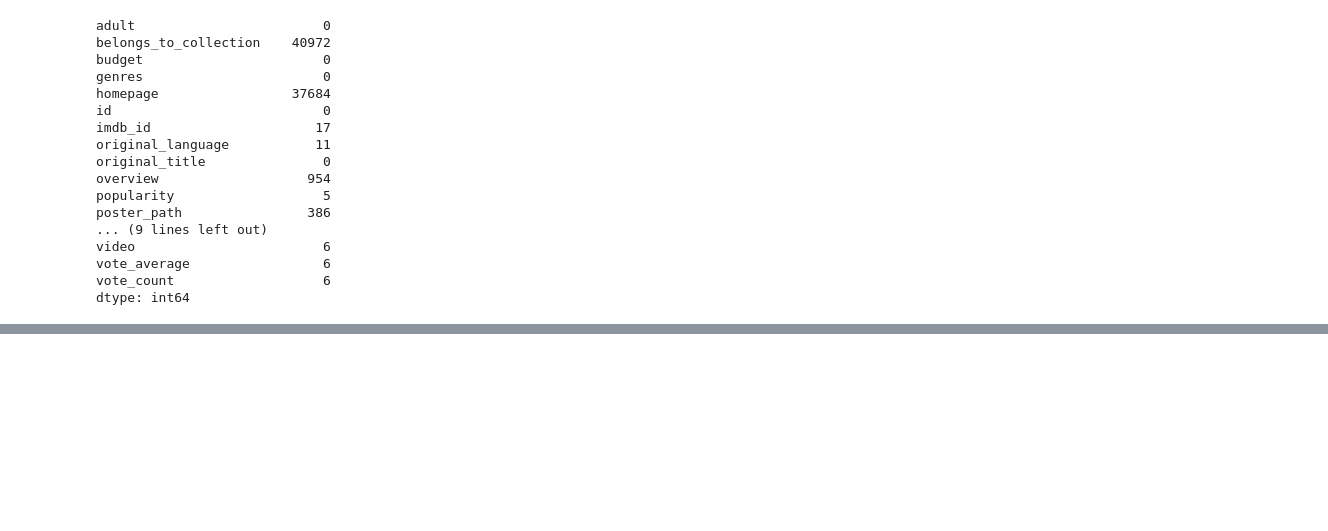
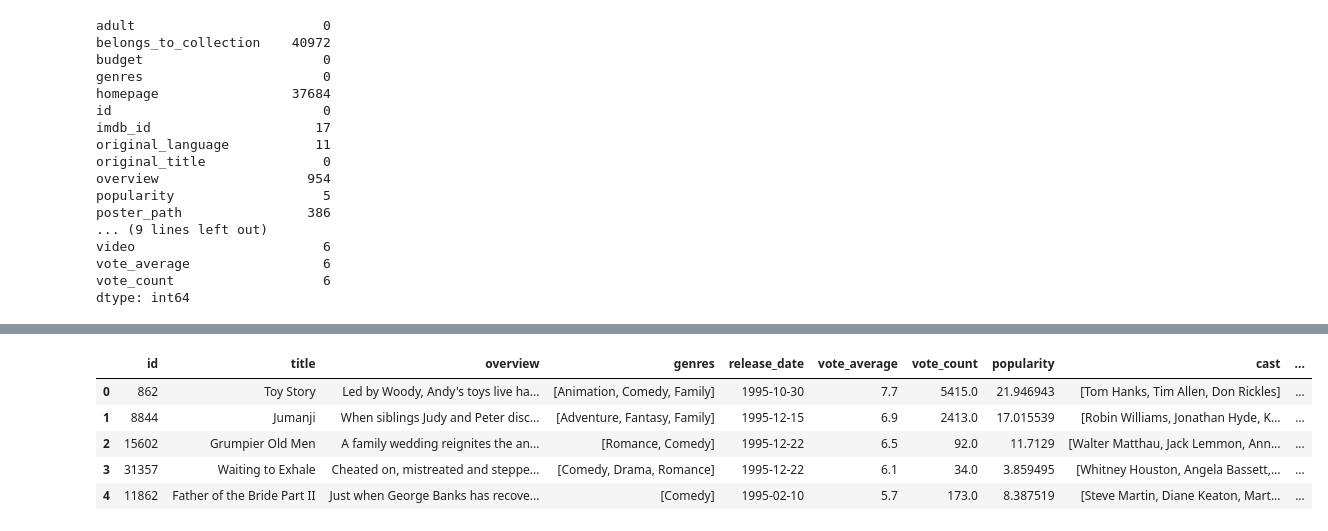
Before and after one commit to deeksha00-dot/movie-recommendation-system, a Jupyter notebook: notebooks/1-data_overview.ipynb, the cells around one changed output, grey strips where cells are left out. Cells and saved outputs as stored; diff of their text form; code cells hidden in the pictures; blank space fills up the shorter version.

```diff
--- a/notebooks/1-data_overview.ipynb
+++ b/notebooks/1-data_overview.ipynb
@@ -77,0 +139,34 @@ movies = movies[
+# %%
+movies['keywords'] = movies['keywords'].apply(convert)
+# %%
+def convert_cast(obj):
+
+    L = []
+
+    counter = 0
+
+    for i in obj:
+
+        if counter != 3:
+
+            L.append(i['name'])
+
+            counter += 1
+
+        else:
+
+            break
+
+    return L
+
+
+movies['cast'] = movies['cast'].apply(convert_cast)
+# %%
+movies.head()
+# %% [output]
+|  | id | title | overview | genres | release_date | vote_average | vote_count | popularity | cast | ... |
+| 0 | 862 | Toy Story | Led by Woody, Andy's toys live ha... | [Animation, Comedy, Family] | 1995-10-30 | 7.7 | 5415.0 | 21.946943 | [Tom Hanks, Tim Allen, Don Rickles] | ... |
+| 1 | 8844 | Jumanji | When siblings Judy and Peter disc... | [Adventure, Fantasy, Family] | 1995-12-15 | 6.9 | 2413.0 | 17.015539 | [Robin Williams, Jonathan Hyde, K... | ... |
+| 2 | 15602 | Grumpier Old Men | A family wedding reignites the an... | [Romance, Comedy] | 1995-12-22 | 6.5 | 92.0 | 11.7129 | [Walter Matthau, Jack Lemmon, Ann... | ... |
+| 3 | 31357 | Waiting to Exhale | Cheated on, mistreated and steppe... | [Comedy, Drama, Romance] | 1995-12-22 | 6.1 | 34.0 | 3.859495 | [Whitney Houston, Angela Bassett,... | ... |
+| 4 | 11862 | Father of the Bride Part II | Just when George Banks has recove... | [Comedy] | 1995-02-10 | 5.7 | 173.0 | 8.387519 | [Steve Martin, Diane Keaton, Mart... | ... |
```
Also changed, not shown: parts of 23 cells of this notebook, 1 other file.
